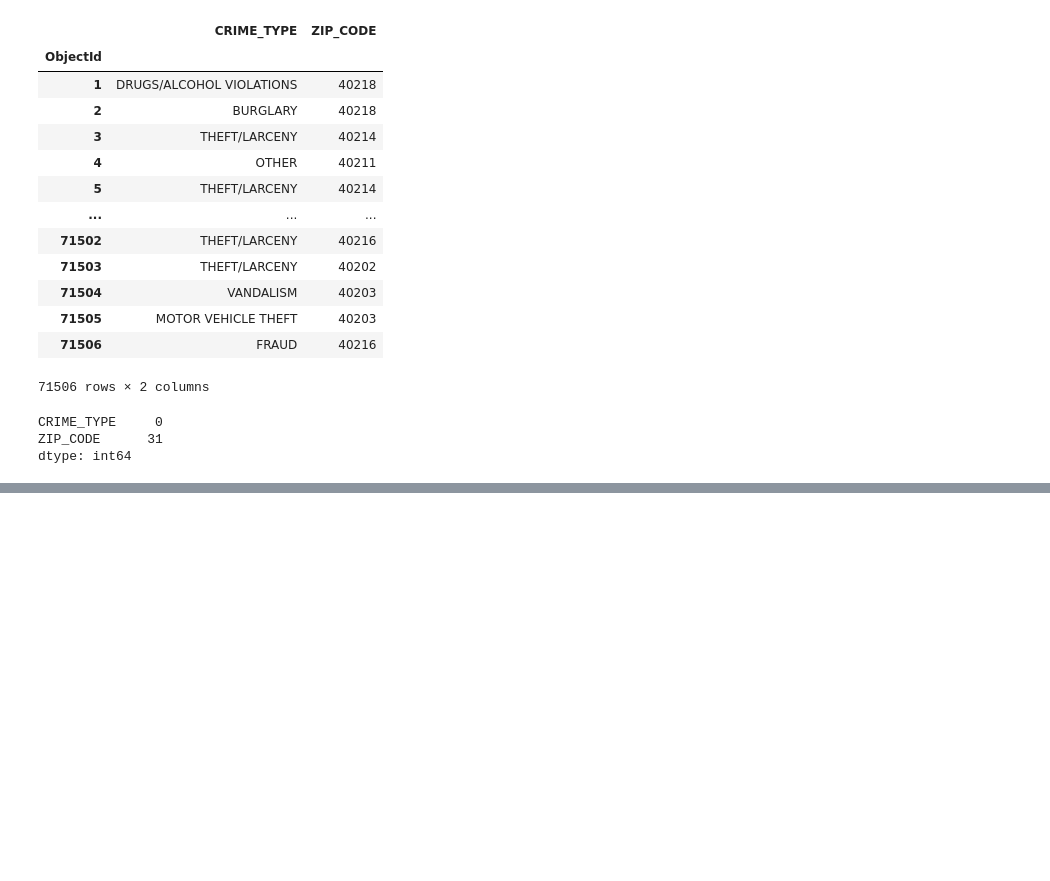
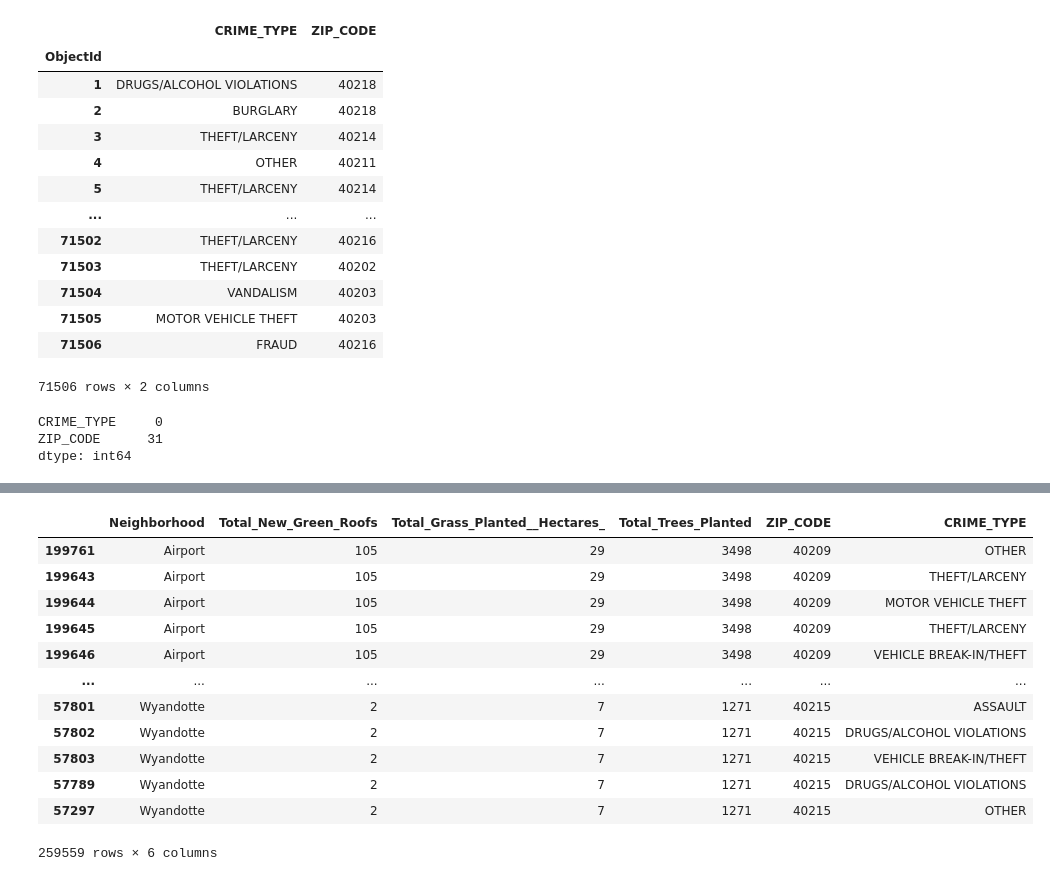
Before and after one commit to ltc870/codelouisville2023finalproject, a Jupyter notebook: finalproject.ipynb, the cells around one changed output, grey strips where cells are left out. Cells and saved outputs as stored; diff of their text form; code cells hidden in the pictures; blank space fills up the shorter version.

```diff
--- a/finalproject.ipynb
+++ b/finalproject.ipynb
@@ -139,0 +166,16 @@ crime_data_df_cleaned
+# %%
+merged_df.sort_values(by=["Neighborhood"])
+# %% [output]
+|  | Neighborhood | Total_New_Green_Roofs | Total_Grass_Planted__Hectares_ | Total_Trees_Planted | ZIP_CODE | CRIME_TYPE |
+| 199761 | Airport | 105 | 29 | 3498 | 40209 | OTHER |
+| 199643 | Airport | 105 | 29 | 3498 | 40209 | THEFT/LARCENY |
+| 199644 | Airport | 105 | 29 | 3498 | 40209 | MOTOR VEHICLE THEFT |
+| 199645 | Airport | 105 | 29 | 3498 | 40209 | THEFT/LARCENY |
+| 199646 | Airport | 105 | 29 | 3498 | 40209 | VEHICLE BREAK-IN/THEFT |
+| ... | ... | ... | ... | ... | ... | ... |
+| 57801 | Wyandotte | 2 | 7 | 1271 | 40215 | ASSAULT |
+| 57802 | Wyandotte | 2 | 7 | 1271 | 40215 | DRUGS/ALCOHOL VIOLATIONS |
+| 57803 | Wyandotte | 2 | 7 | 1271 | 40215 | VEHICLE BREAK-IN/THEFT |
+| 57789 | Wyandotte | 2 | 7 | 1271 | 40215 | DRUGS/ALCOHOL VIOLATIONS |
+| 57297 | Wyandotte | 2 | 7 | 1271 | 40215 | OTHER |
+259559 rows × 6 columns
```
Also changed, not shown: parts of 7 cells of this notebook.
